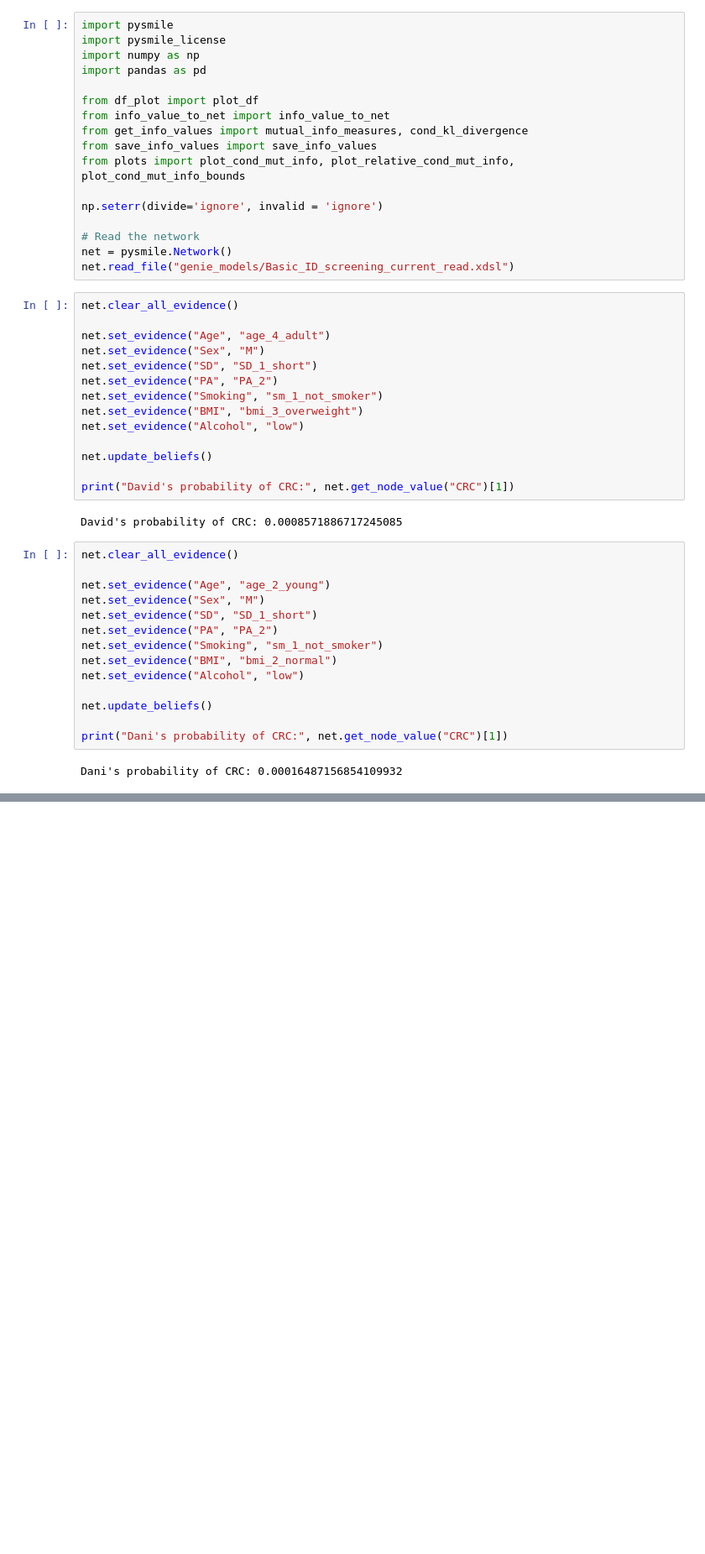
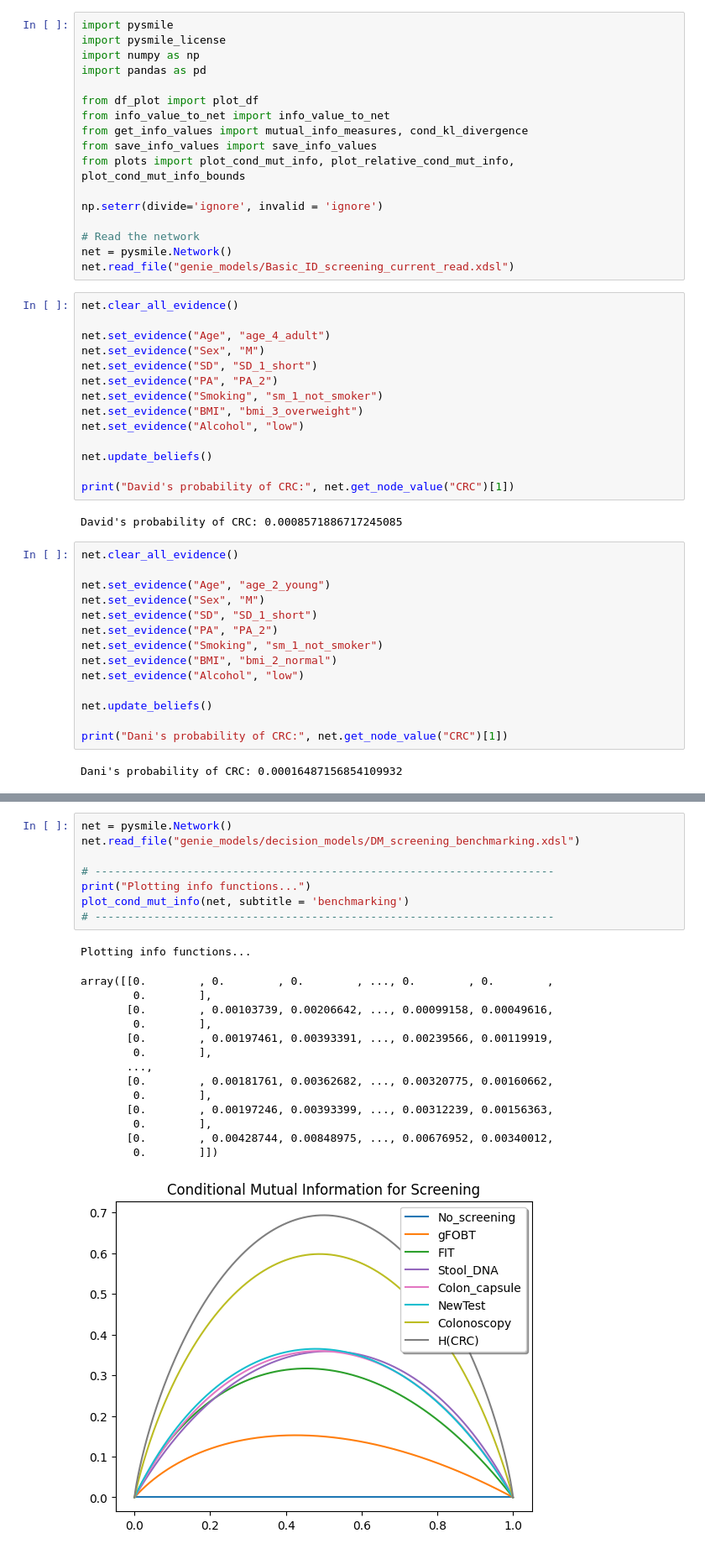
Before and after one commit to DanielCorralesAlonso/Decision_Model_Screening_CRC, a Jupyter notebook: use_cases.ipynb, the cells around one changed output, grey strips where cells are left out. Shown at 84% size. Drawn from its saved outputs; the diff is of its cells as text; blank space fills up the shorter version.

```diff
--- a/use_cases.ipynb
+++ b/use_cases.ipynb
@@ -49,0 +101,24 @@ Dani's probability of CRC: 0.00016487156854109932
+# %%
+net = pysmile.Network()
+net.read_file("genie_models/decision_models/DM_screening_benchmarking.xdsl")
+
+# ----------------------------------------------------------------------
+print("Plotting info functions...")
+plot_cond_mut_info(net, subtitle = 'benchmarking')
+# ----------------------------------------------------------------------
+# %% [output]
+Plotting info functions...
+array([[0.        , 0.        , 0.        , ..., 0.        , 0.        ,
+        0.        ],
+       [0.        , 0.00103739, 0.00206642, ..., 0.00099158, 0.00049616,
+        0.        ],
+       [0.        , 0.00197461, 0.00393391, ..., 0.00239566, 0.00119919,
+        0.        ],
+       ...,
+       [0.        , 0.00181761, 0.00362682, ..., 0.00320775, 0.00160662,
+        0.        ],
+       [0.        , 0.00197246, 0.00393399, ..., 0.00312239, 0.00156363,
+        0.        ],
+       [0.        , 0.00428744, 0.00848975, ..., 0.00676952, 0.00340012,
+        0.        ]])
+[figure, added]
```
Also changed, not shown: parts of 8 cells of this notebook, 23 other files.
